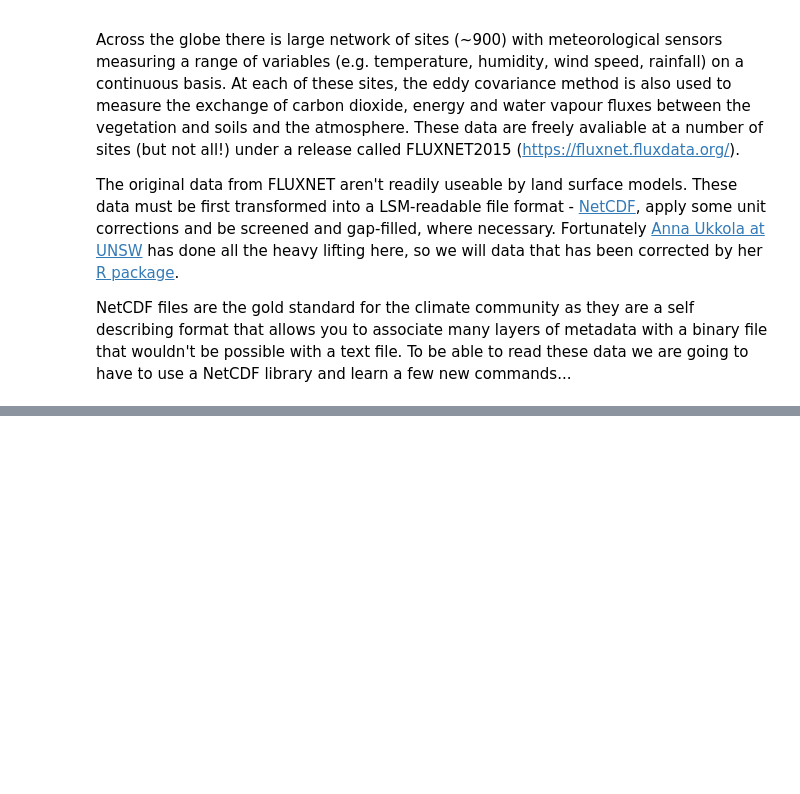
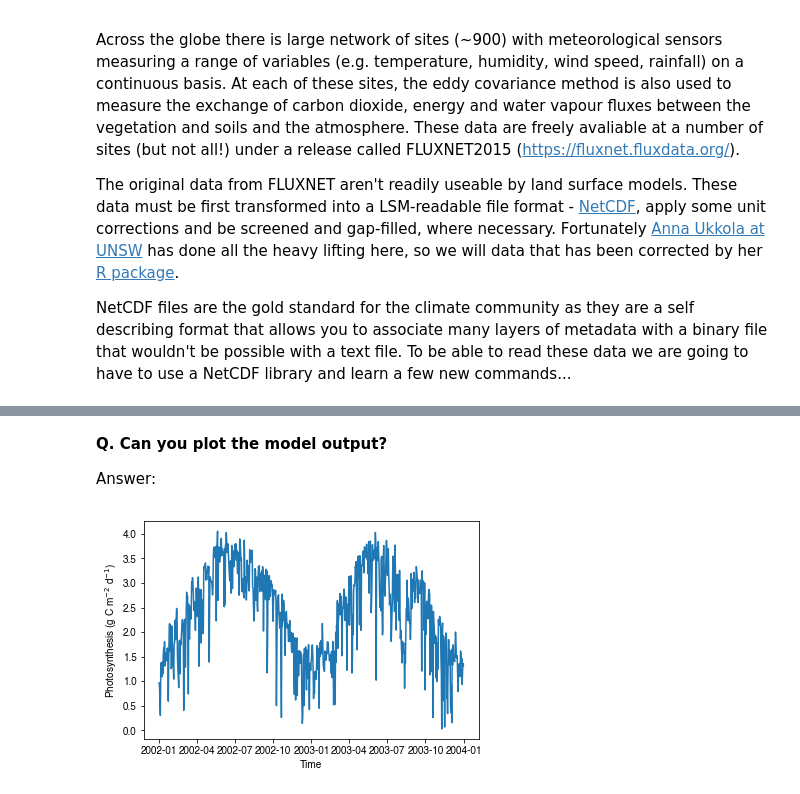
Before and after one commit to mdekauwe/BEES3041_lab_photosynthesis, a Jupyter notebook: BEES3041_lab.ipynb, the cells around one changed output, grey strips where cells are left out. Saved outputs shown, nothing was run; the diff lists cells and outputs as text; code cells hidden in the pictures; blank space fills up the shorter version.

```diff
--- a/BEES3041_lab.ipynb
+++ b/BEES3041_lab.ipynb
@@ -242,0 +315,9 @@ NetCDF files are the gold standard for the climate community as they are a self
+# %%
+PAR = SWdown * c.SW_2_PAR
+k = 0.5
+LAI = 1.5
+fPAR = (1.0 - np.exp(-k * LAI)) / k
+APAR = PAR * fPAR
+Cs = 400.0
+
+(An, Ac, Aj, gsw, Rd) = F.photosynthesis(p, Cs, Tair, APAR, vpd)
@@ -242,0 +326,18 @@ NetCDF files are the gold standard for the climate community as they are a self
+# %%
+# Let's convert from 30 mins to daily sums as these will be easier to view.
+conv = c.UMOL_TO_MOL * c.MOL_C_TO_GRAMS_C * c.SEC_2_HLFHR
+# %%
+df_mod = pd.DataFrame(data=An, index=Tair.index, columns=["GPP"])
+df_mod *= conv
+df_mod = df_mod.resample("D").sum()
+# %% [markdown]
+**Q. Can you plot the model output?**
+
+Answer:
+# %%
+plt.plot(df_mod.GPP, label="An")
+plt.ylabel("Photosynthesis (g C m$^{-2}$ d$^{-1}$)")
+plt.xlabel("Time")
+plt.show()
+# %% [output]
+[figure, added]
```
Also changed, not shown: parts of 30 cells of this notebook, 3 other files.
